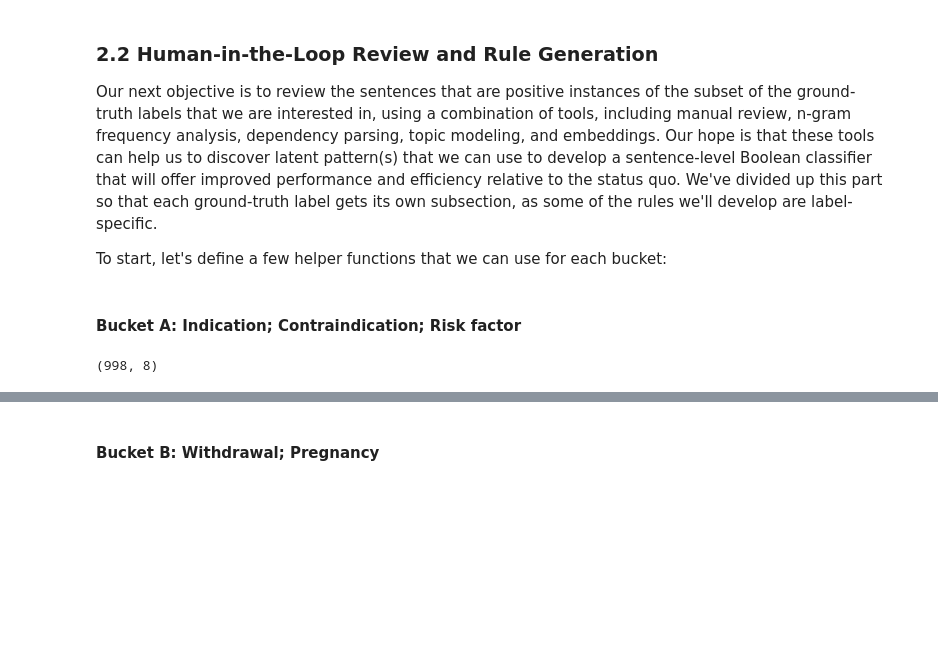
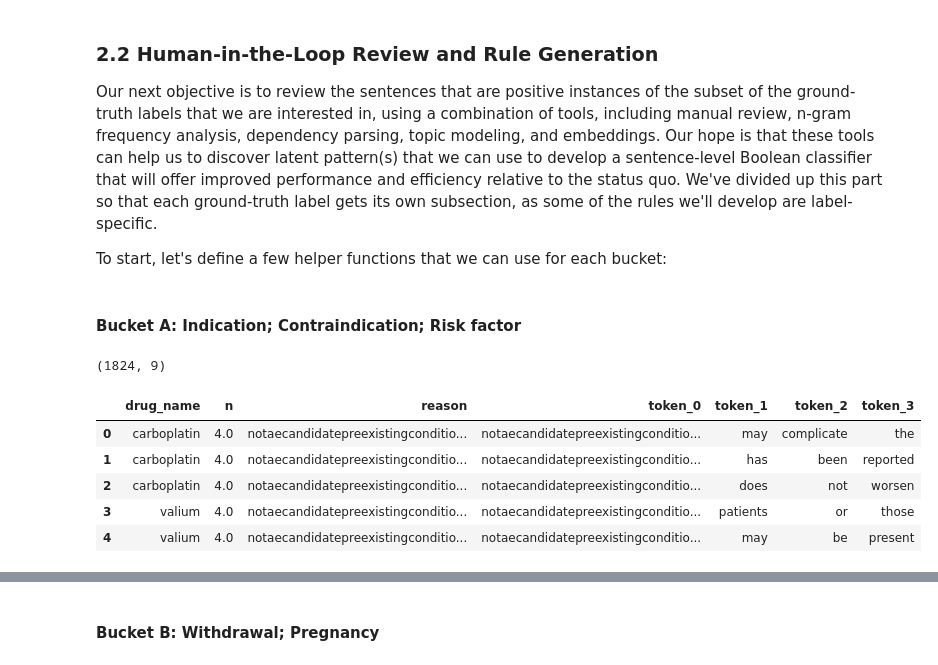
Before and after one commit to ClarityNLP/ClarityNLP, a Jupyter notebook: notebooks/cooking/Cooking_with_ClarityNLP_011619.ipynb, the cells around one changed output, grey strips where cells are left out. Cells and saved outputs as stored; diff of their text form; code cells hidden in the pictures; blank space fills up the shorter version.

```diff
--- a/notebooks/cooking/Cooking_with_ClarityNLP_011619.ipynb
+++ b/notebooks/cooking/Cooking_with_ClarityNLP_011619.ipynb
@@ -324,8 +332,18 @@ def assess_model_performance(ground_truth_df, generated_df, r_list):
 # %% [markdown]
 #### Bucket A: Indication; Contraindication; Risk factor
 # %%
-labels_a = ["notaecandidateindication", "notaecandidatecontraindication"] # TODO: find label for risk factor
+labels_a = ["notaecandidateindication", "notaecandidatecontraindication", "notaecandidatepreexistingconditionorriskfactor"] # TODO: find label for risk factor
 subdf_a = filter_feature_matrix(labels_a, feat_mat, keep_only_true=True)
 subdf_a.shape
 # %% [output]
-(998, 8)
+(1824, 9)
+# %%
+ngramdf_a = generate_ngrams(subdf_a, labels_a, n=4, filter_punc=True, filter_ngrams_by_r=True)
+ngramdf_a.head()
+# %% [output]
+|  | drug_name | n | reason | token_0 | token_1 | token_2 | token_3 |
+| 0 | carboplatin | 4.0 | notaecandidatepreexistingconditio... | notaecandidatepreexistingconditio... | may | complicate | the |
+| 1 | carboplatin | 4.0 | notaecandidatepreexistingconditio... | notaecandidatepreexistingconditio... | has | been | reported |
+| 2 | carboplatin | 4.0 | notaecandidatepreexistingconditio... | notaecandidatepreexistingconditio... | does | not | worsen |
+| 3 | valium | 4.0 | notaecandidatepreexistingconditio... | notaecandidatepreexistingconditio... | patients | or | those |
+| 4 | valium | 4.0 | notaecandidatepreexistingconditio... | notaecandidatepreexistingconditio... | may | be | present |
```
Also changed, not shown: parts of 13 cells of this notebook, 4 other files.
